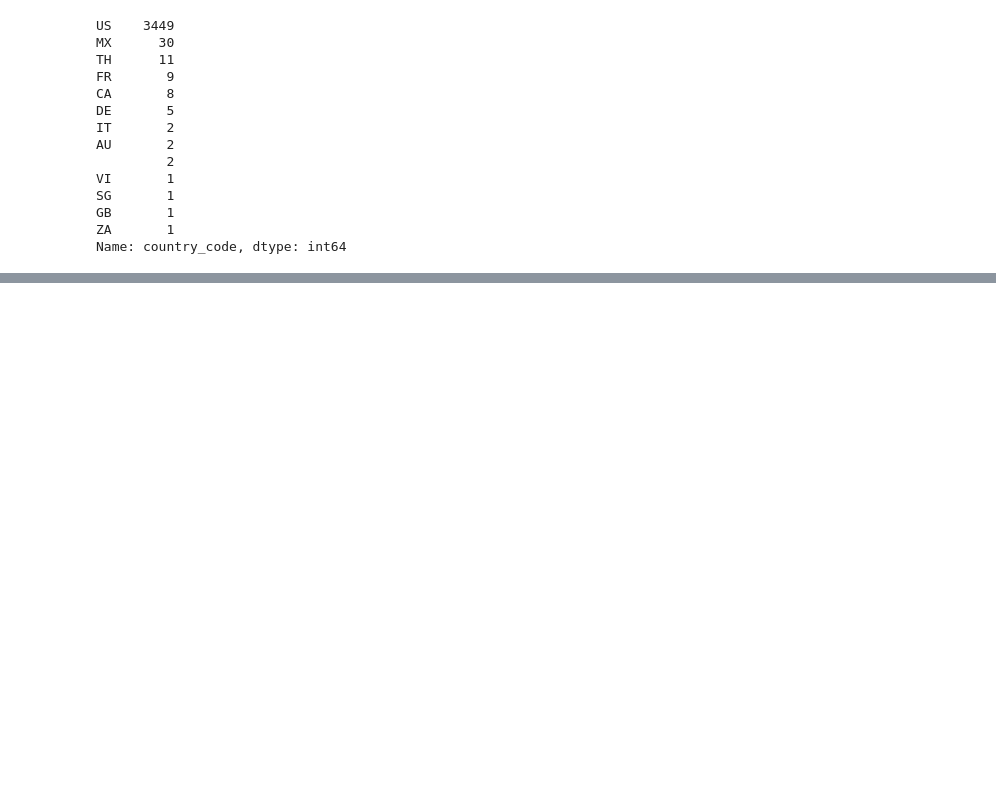
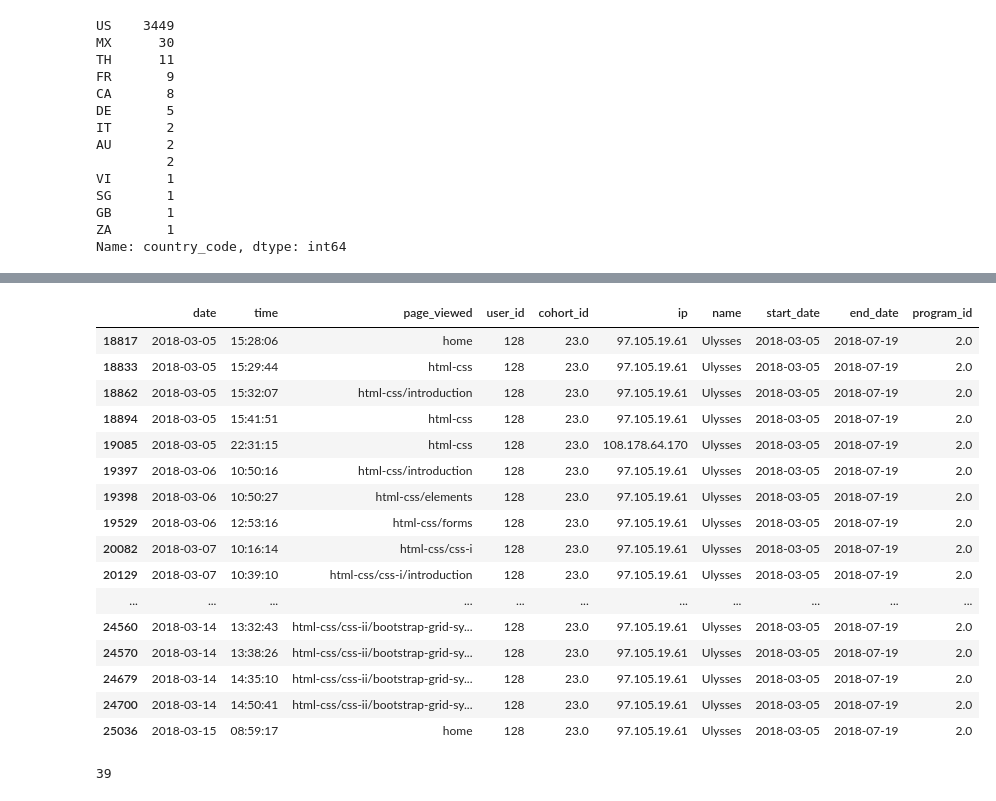
Before and after one commit to AI-Gomez/anomaly-detection-project, a Jupyter notebook: notebook.ipynb, the cells around one changed output, grey strips where cells are left out. Cells and saved outputs as stored; diff of their text form; code cells hidden in the pictures; blank space fills up the shorter version.

```diff
--- a/notebook.ipynb
+++ b/notebook.ipynb
@@ -1888,0 +2134,24 @@ Name: country_code, dtype: int64
+# %%
+df_wd[df_wd.user_id == 128].head(40)
+# %% [output]
+|  | date | time | page_viewed | user_id | cohort_id | ip | name | start_date | end_date | program_id |
+| 18817 | 2018-03-05 | 15:28:06 | home | 128 | 23.0 | 97.105.19.61 | Ulysses | 2018-03-05 | 2018-07-19 | 2.0 |
+| 18833 | 2018-03-05 | 15:29:44 | html-css | 128 | 23.0 | 97.105.19.61 | Ulysses | 2018-03-05 | 2018-07-19 | 2.0 |
+| 18862 | 2018-03-05 | 15:32:07 | html-css/introduction | 128 | 23.0 | 97.105.19.61 | Ulysses | 2018-03-05 | 2018-07-19 | 2.0 |
+| 18894 | 2018-03-05 | 15:41:51 | html-css | 128 | 23.0 | 97.105.19.61 | Ulysses | 2018-03-05 | 2018-07-19 | 2.0 |
+| 19085 | 2018-03-05 | 22:31:15 | html-css | 128 | 23.0 | 108.178.64.170 | Ulysses | 2018-03-05 | 2018-07-19 | 2.0 |
+| 19397 | 2018-03-06 | 10:50:16 | html-css/introduction | 128 | 23.0 | 97.105.19.61 | Ulysses | 2018-03-05 | 2018-07-19 | 2.0 |
+| 19398 | 2018-03-06 | 10:50:27 | html-css/elements | 128 | 23.0 | 97.105.19.61 | Ulysses | 2018-03-05 | 2018-07-19 | 2.0 |
+| 19529 | 2018-03-06 | 12:53:16 | html-css/forms | 128 | 23.0 | 97.105.19.61 | Ulysses | 2018-03-05 | 2018-07-19 | 2.0 |
+| 20082 | 2018-03-07 | 10:16:14 | html-css/css-i | 128 | 23.0 | 97.105.19.61 | Ulysses | 2018-03-05 | 2018-07-19 | 2.0 |
+| 20129 | 2018-03-07 | 10:39:10 | html-css/css-i/introduction | 128 | 23.0 | 97.105.19.61 | Ulysses | 2018-03-05 | 2018-07-19 | 2.0 |
+| ... | ... | ... | ... | ... | ... | ... | ... | ... | ... | ... |
+| 24560 | 2018-03-14 | 13:32:43 | html-css/css-ii/bootstrap-grid-sy... | 128 | 23.0 | 97.105.19.61 | Ulysses | 2018-03-05 | 2018-07-19 | 2.0 |
+| 24570 | 2018-03-14 | 13:38:26 | html-css/css-ii/bootstrap-grid-sy... | 128 | 23.0 | 97.105.19.61 | Ulysses | 2018-03-05 | 2018-07-19 | 2.0 |
+| 24679 | 2018-03-14 | 14:35:10 | html-css/css-ii/bootstrap-grid-sy... | 128 | 23.0 | 97.105.19.61 | Ulysses | 2018-03-05 | 2018-07-19 | 2.0 |
+| 24700 | 2018-03-14 | 14:50:41 | html-css/css-ii/bootstrap-grid-sy... | 128 | 23.0 | 97.105.19.61 | Ulysses | 2018-03-05 | 2018-07-19 | 2.0 |
+| 25036 | 2018-03-15 | 08:59:17 | home | 128 | 23.0 | 97.105.19.61 | Ulysses | 2018-03-05 | 2018-07-19 | 2.0 |
+# %%
+len(df_wd[df_wd.user_id == 128].ip.value_counts())
+# %% [output]
+39
```
Also changed, not shown: parts of 28 cells of this notebook.
